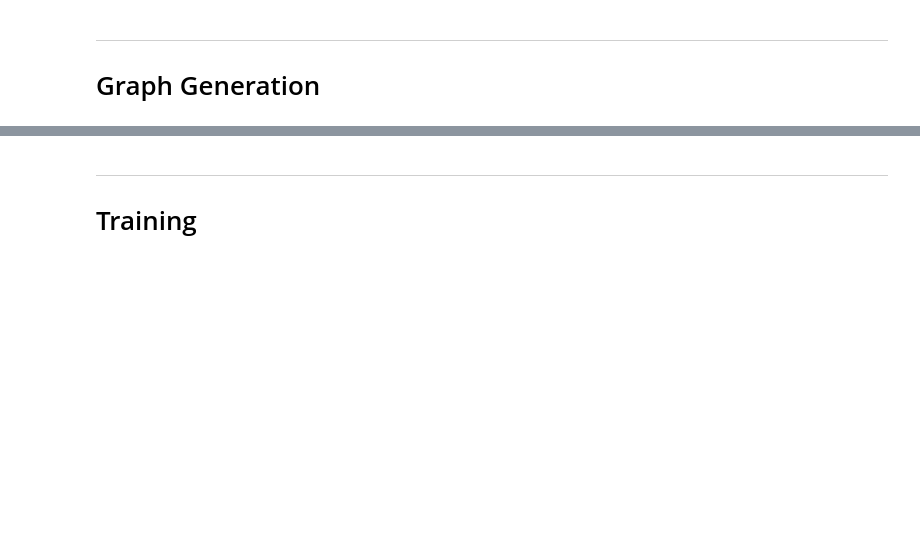
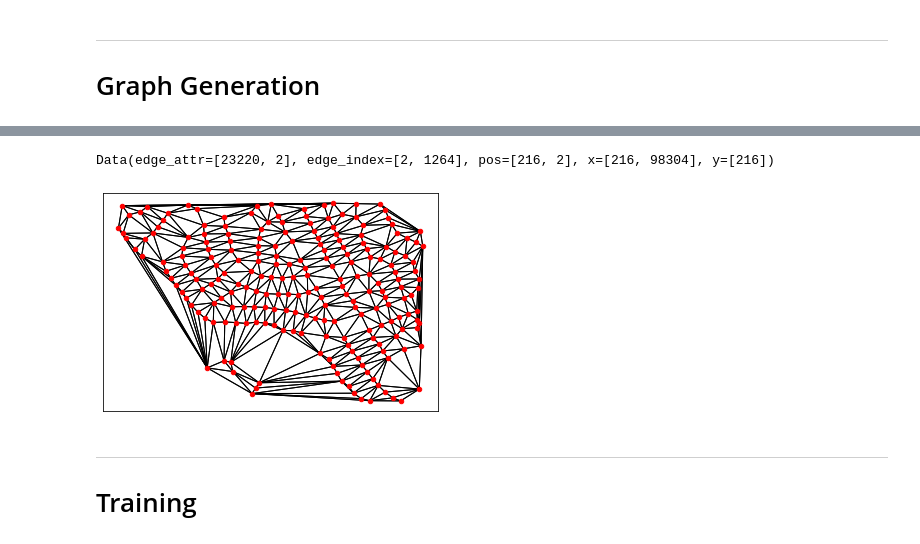
Before and after one commit to ali-ism/GCN-Disaster-Damage-thesis, a Jupyter notebook: playground.ipynb, the cells around one changed output, grey strips where cells are left out. Saved outputs shown, nothing was run; the diff lists cells and outputs as text; code cells hidden in the pictures; blank space fills up the shorter version.

Commit message:
delaunay

```diff
--- a/playground.ipynb
+++ b/playground.ipynb
@@ -69,3 +130,16 @@ len(processed_files)
+# %%
+from torch_geometric.transforms import Compose, Delaunay, FaceToEdge
+trans = Compose([Delaunay(), FaceToEdge()])
+datad = trans(data)
+datad
+# %% [output]
+Data(edge_attr=[23220, 2], edge_index=[2, 1264], pos=[216, 2], x=[216, 98304], y=[216])
+# %%
+datadx = to_networkx(datad)
+nx.draw_networkx(datadx, pos=dict(enumerate(data.pos.numpy())), arrows=False,
+                with_labels=False, node_size=20, node_color='red')
+# %% [output]
+[figure, added]
 # %% [markdown]
 ---
 
```
Also changed, not shown: parts of 13 cells of this notebook, 5 other files.
